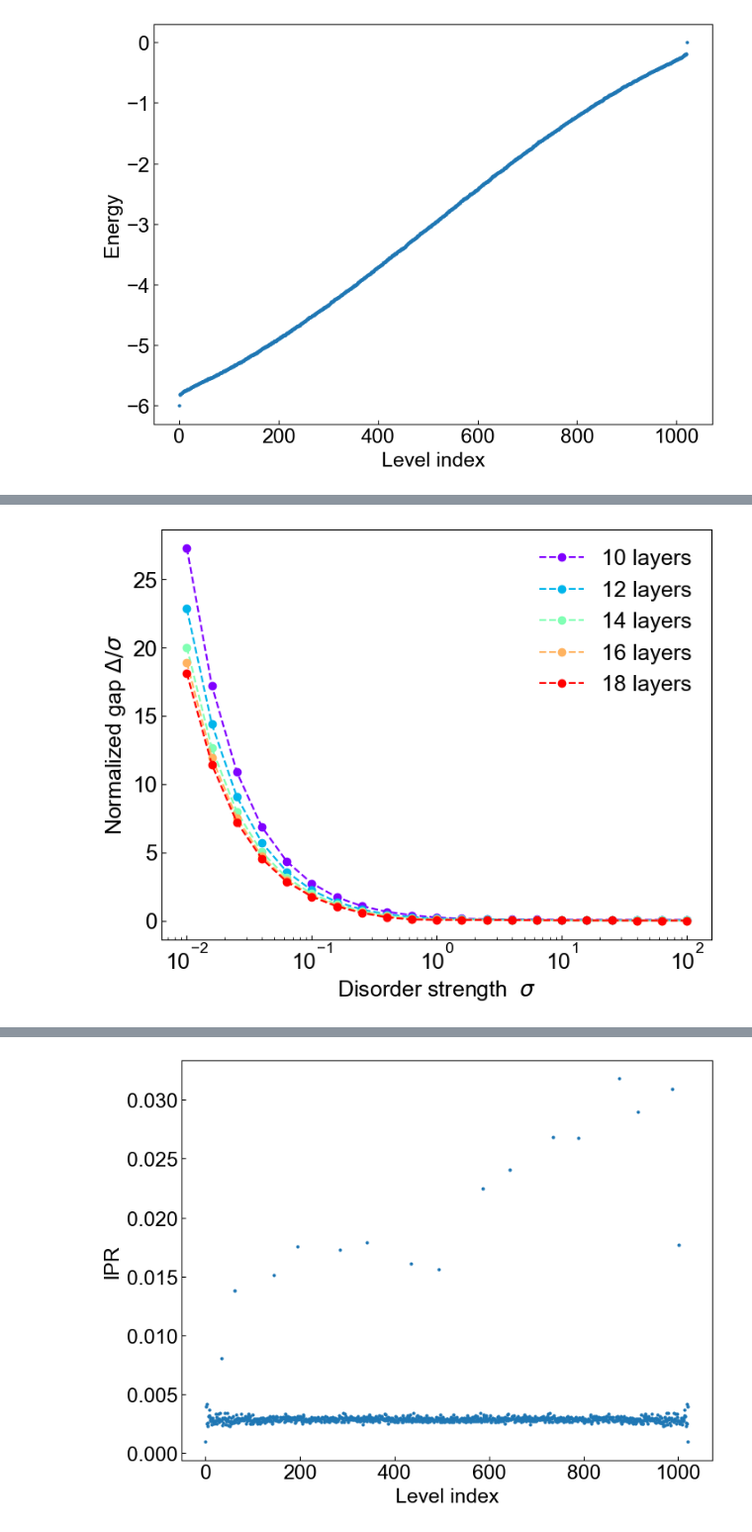
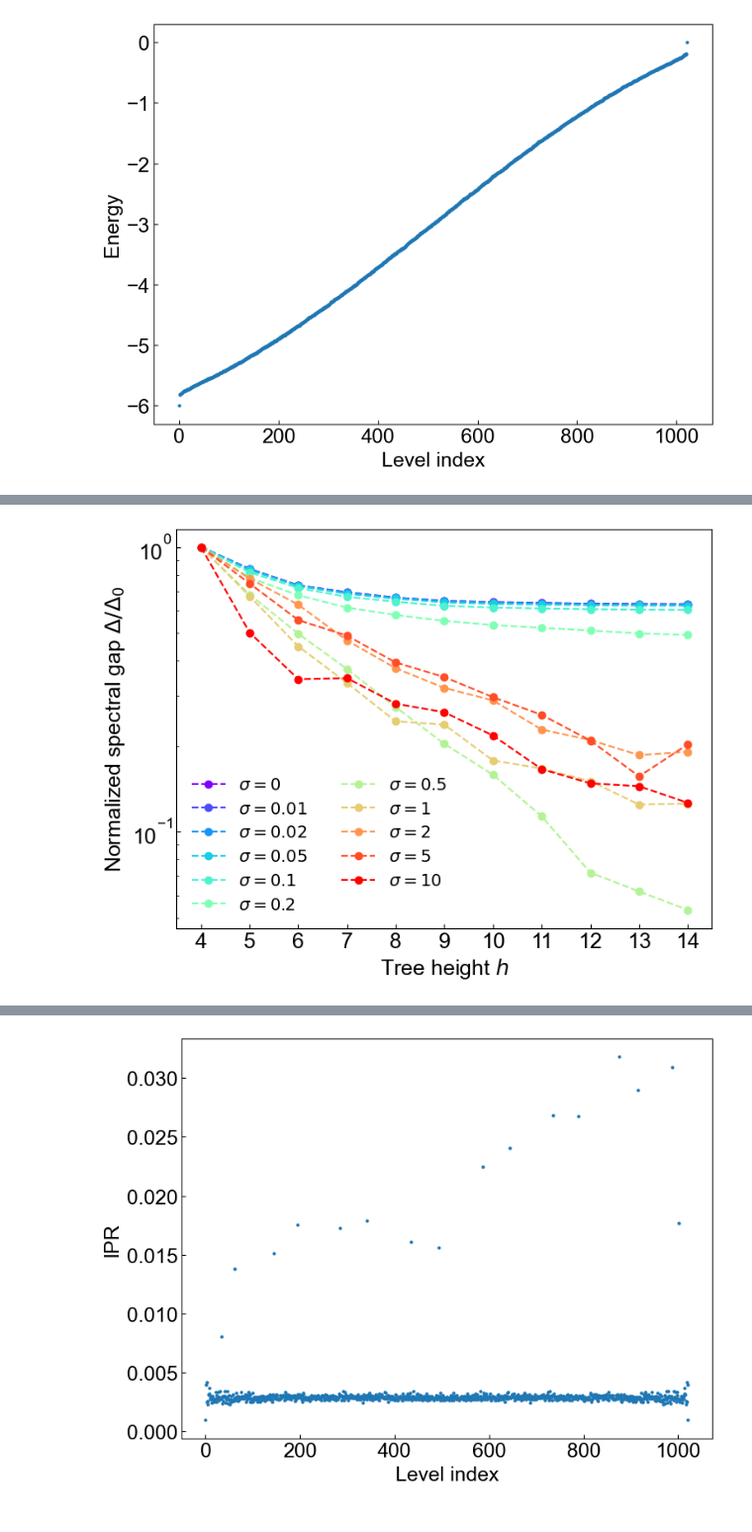
Before and after one commit to AdQuanta/glued-trees, a Jupyter notebook: notebooks/spectrum.ipynb, the cells around one changed output, grey strips where cells are left out. Shown at 99% size. Saved outputs shown, nothing was run; the diff lists cells and outputs as text; code cells hidden in the pictures.

```diff
--- a/notebooks/spectrum.ipynb
+++ b/notebooks/spectrum.ipynb
@@ -61,9 +61,8 @@ plt.show()
 [figure]
 # %%
 # Compute energy gap as a function of both disorder strength and tree height in parallel
-# hs = [4, 5, 6, 7, 8, 9, 10, 11, 12]
-hs = [4, 5, 6, 7, 8]
-sigmas = np.logspace(-2, 2, 21)
+hs = [4, 5, 6, 7, 8, 9, 10, 11, 12, 13, 14]
+sigmas = [0, 0.01, 0.02, 0.05, 0.1, 0.2, 0.5, 1, 2, 5, 10]
 
 def compute_gap(h, sigma, realizations=100):
     gaps = []
@@ -99,13 +98,14 @@ gaps = np.array(results).reshape(len(hs), len(sigmas))
 # %%
+# Plot gap as a function of number of layers
 fig, ax = plt.subplots(1, 1, figsize=(8, 6), dpi=100)
 cmap = plt.get_cmap("rainbow")
-for i, h in enumerate(hs):
-    ax.plot(sigmas, gaps[i] / sigmas, label=f"{2 * h + 2} layers", linestyle="--", marker="o", color=cmap(i / (len(hs) - 1)))
-ax.set_xscale("log")
-# ax.set_yscale("log")
-ax.set_xlabel(r"Disorder strength  $\sigma$")
-ax.set_ylabel(r"Normalized gap $\Delta/\sigma$")
-ax.legend(frameon=False)
+for i, sigma in enumerate(sigmas):
+    ax.plot(hs, gaps[:, i] / gaps[0, i], label=f"$\\sigma = {sigma}$", linestyle="--", marker="o", color=cmap(i / (len(sigmas) - 1)))
+ax.set_xticks(hs)
+ax.set_yscale("log")
+ax.set_xlabel(r"Tree height $h$")
+ax.set_ylabel(r"Normalized spectral gap $\Delta / \Delta_0$")
+ax.legend(ncol=2, fontsize=14, frameon=False)
 plt.show()
 # %% [output]
-[figure, old version]
+[figure, new version]
```
Also changed, not shown: parts of 3 cells of this notebook.
